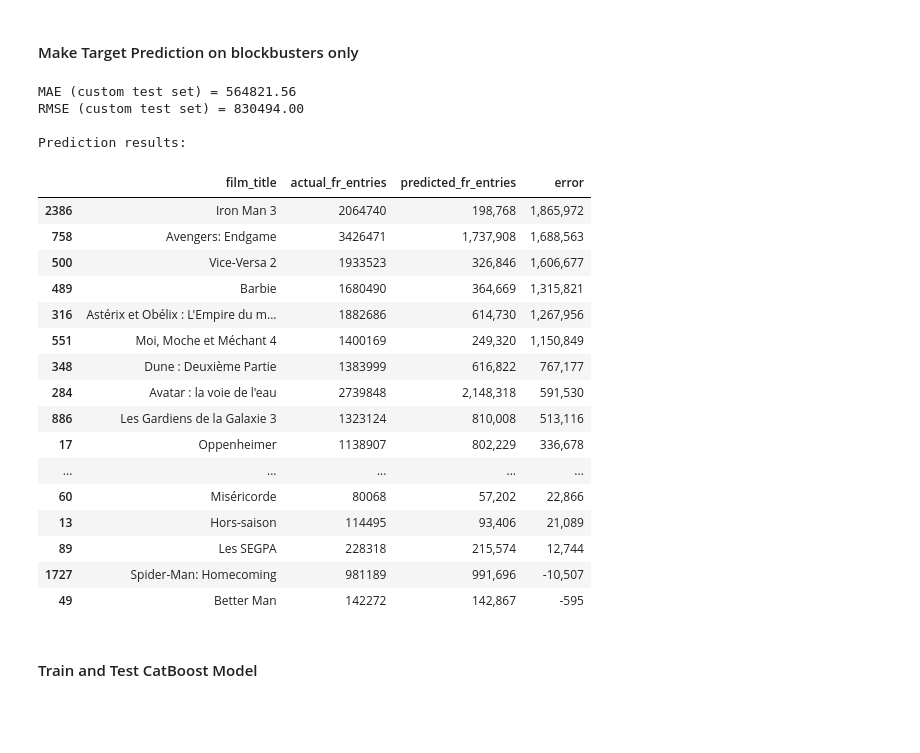
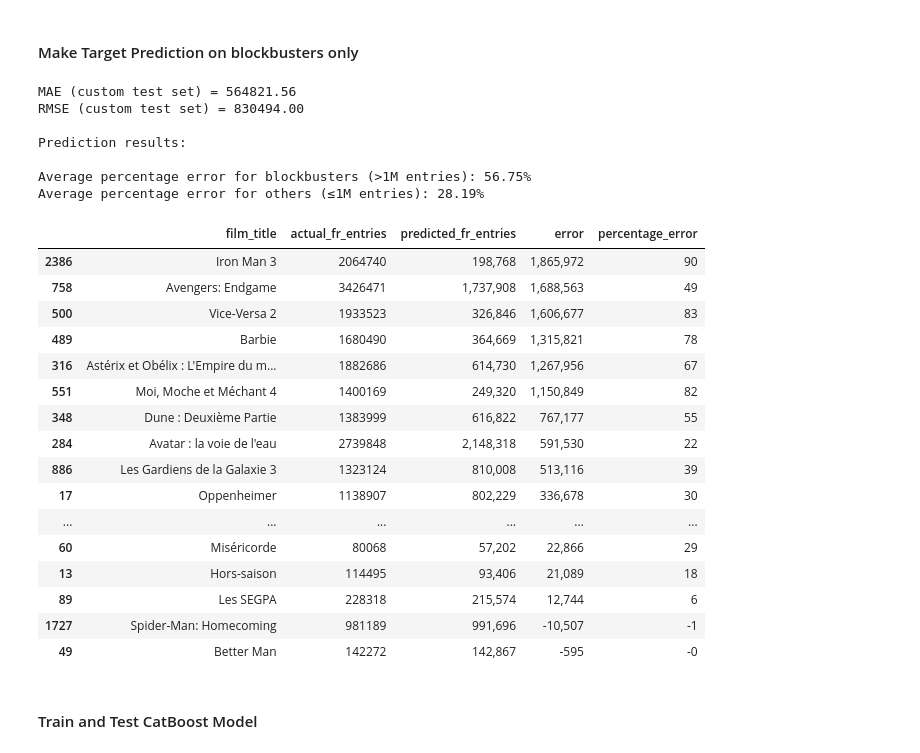
Before and after one commit to MichAdebayo/new-is-always-better, a Jupyter notebook: machine_learning/allocine_data_model.ipynb, the cells around one changed output. Saved outputs shown, nothing was run; the diff lists cells and outputs as text; code cells hidden in the pictures; blank space fills up the shorter version.

```diff
--- a/machine_learning/allocine_data_model.ipynb
+++ b/machine_learning/allocine_data_model.ipynb
@@ -567,7 +549,7 @@ X["stratify_combo"] = X["top_stars_count_binary"].astype(str) + "_" + X["trailer
 X["stratify_combo"] = X["stratify_combo"].astype("category")
 
 # Split the data into training and testing sets (80/20 split)
-X_train, X_test, y_train, y_test = train_test_split(X.drop(columns=['stratify_combo'], axis=1), y, test_size=0.2, random_state=42, stratify=X["stratify_combo"])
+X_train, X_test, y_train, y_test = train_test_split(X.drop(columns=['stratify_combo', 'film_title'], axis=1), y, test_size=0.1, random_state=42, stratify=X["stratify_combo"])
 
 # Clean feature names to remove unsupported characters
 X_train.columns = X_train.columns.str.replace(r'[^a-zA-Z0-9_]', '_', regex=True)
@@ -610,6 +592,26 @@ print(f"MAE = {mae_xgb_all:.2f}")
 rmse_xgb_all = root_mean_squared_error(y_test, y_pred)
 print(f"RMSE: {rmse_xgb_all:.2f}")
 
+# Recreate X_test with film_title for alignment
+X_test_full = X.loc[X_test.index]
+
+# Create a DataFrame with results
+results_df = pd.DataFrame({
+    'film_title': X_test_full['film_title'].values,
+    'y_true': y_test.values,
+    'y_pred': y_pred,
+})
+
+# Compute errors
+results_df['absolute_error'] = (results_df['y_true'] - results_df['y_pred']).abs()
+results_df['percentage_error'] = 100 * results_df['absolute_error'] / results_df['y_true'].replace(0, 1)  # avoid /0
+
+# Display the full results DataFrame
+print("\n📊 Prediction Results DataFrame:")
+pd.set_option('display.float_format', '{:,.0f}'.format)
+
+display(results_df.sort_values(by='y_true', ascending=False).head(30))  # You can use .head(10) to limit output
+
 print("Training terminated CSV successfully!")
 # %% [markdown]
 #### Get Top 20 Features based on XGBoost Model
@@ -812,50 +814,67 @@ xgb_model_all = xgb.XGBRegressor(
 )
 
 xgb_model_all.fit(X_train, y_train, verbose=True)
 
 # 8. Predict and evaluate
 y_pred = xgb_model_all.predict(X_test)
 
 mae_xgb_all = mean_absolute_error(y_test, y_pred)
 rmse_xgb_all = root_mean_squared_error(y_test, y_pred)
 
 print(f"MAE (custom test set) = {mae_xgb_all:.2f}")
 print(f"RMSE (custom test set) = {rmse_xgb_all:.2f}")
 
 # 9. Store predictions and actual values in a DataFrame
 df_results = df_test[['film_title']].copy()
 df_results['actual_fr_entries'] = y_test.values
 df_results['predicted_fr_entries'] = y_pred
 df_results['error'] = df_results['actual_fr_entries'] - df_results['predicted_fr_entries']
 
 # 10. Display the results sorted by error
 pd.set_option('display.float_format', '{:,.0f}'.format)  # <-- Add this line
 
 df_results = df_results.sort_values(by='error', key=abs, ascending=False)
 print("\nPrediction results:\n")
+
+# 16. Calculate percentage error
+df_results['percentage_error'] = (df_results['error'] / df_results['actual_fr_entries']) * 100
+
+# 17. Calculate average percentage error for blockbusters (>1M entries) and others
+blockbuster_mask = df_results['actual_fr_entries'] > 1_000_000
+avg_percentage_error_blockbusters = df_results[blockbuster_mask]['percentage_error'].mean()
+avg_percentage_error_others = df_results[~blockbuster_mask]['percentage_error'].mean()
+
+# 18. Print the results
+print(f"Average percentage error for blockbusters (>1M entries): {avg_percentage_error_blockbusters:,.2f}%")
+print(f"Average percentage error for others (≤1M entries): {avg_percentage_error_others:,.2f}%")
+
+# Final output
 df_results
 # %% [output]
 MAE (custom test set) = 564821.56
 RMSE (custom test set) = 830494.00
 
 Prediction results:
+
+Average percentage error for blockbusters (>1M entries): 56.75%
+Average percentage error for others (≤1M entries): 28.19%
-|  | film_title | actual_fr_entries | predicted_fr_entries | error |
-| 2386 | Iron Man 3 | 2064740 | 198,768 | 1,865,972 |
-| 758 | Avengers: Endgame | 3426471 | 1,737,908 | 1,688,563 |
-| 500 | Vice-Versa 2 | 1933523 | 326,846 | 1,606,677 |
-| 489 | Barbie | 1680490 | 364,669 | 1,315,821 |
-| 316 | Astérix et Obélix : L'Empire du m... | 1882686 | 614,730 | 1,267,956 |
-| 551 | Moi, Moche et Méchant 4 | 1400169 | 249,320 | 1,150,849 |
-| 348 | Dune : Deuxième Partie | 1383999 | 616,822 | 767,177 |
-| 284 | Avatar : la voie de l'eau | 2739848 | 2,148,318 | 591,530 |
-| 886 | Les Gardiens de la Galaxie 3 | 1323124 | 810,008 | 513,116 |
-| 17 | Oppenheimer | 1138907 | 802,229 | 336,678 |
-| ... | ... | ... | ... | ... |
-| 60 | Miséricorde | 80068 | 57,202 | 22,866 |
-| 13 | Hors-saison | 114495 | 93,406 | 21,089 |
-| 89 | Les SEGPA | 228318 | 215,574 | 12,744 |
-| 1727 | Spider-Man: Homecoming | 981189 | 991,696 | -10,507 |
-| 49 | Better Man | 142272 | 142,867 | -595 |
+|  | film_title | actual_fr_entries | predicted_fr_entries | error | percentage_error |
+| 2386 | Iron Man 3 | 2064740 | 198,768 | 1,865,972 | 90 |
+| 758 | Avengers: Endgame | 3426471 | 1,737,908 | 1,688,563 | 49 |
+| 500 | Vice-Versa 2 | 1933523 | 326,846 | 1,606,677 | 83 |
+| 489 | Barbie | 1680490 | 364,669 | 1,315,821 | 78 |
+| 316 | Astérix et Obélix : L'Empire du m... | 1882686 | 614,730 | 1,267,956 | 67 |
+| 551 | Moi, Moche et Méchant 4 | 1400169 | 249,320 | 1,150,849 | 82 |
+| 348 | Dune : Deuxième Partie | 1383999 | 616,822 | 767,177 | 55 |
+| 284 | Avatar : la voie de l'eau | 2739848 | 2,148,318 | 591,530 | 22 |
+| 886 | Les Gardiens de la Galaxie 3 | 1323124 | 810,008 | 513,116 | 39 |
+| 17 | Oppenheimer | 1138907 | 802,229 | 336,678 | 30 |
+| ... | ... | ... | ... | ... | ... |
+| 60 | Miséricorde | 80068 | 57,202 | 22,866 | 29 |
+| 13 | Hors-saison | 114495 | 93,406 | 21,089 | 18 |
+| 89 | Les SEGPA | 228318 | 215,574 | 12,744 | 6 |
+| 1727 | Spider-Man: Homecoming | 981189 | 991,696 | -10,507 | -1 |
+| 49 | Better Man | 142272 | 142,867 | -595 | -0 |
 # %% [markdown]
 #### Train and Test CatBoost Model
 # %%
```
Also changed, not shown: parts of 12 cells of this notebook, 1 other file.
